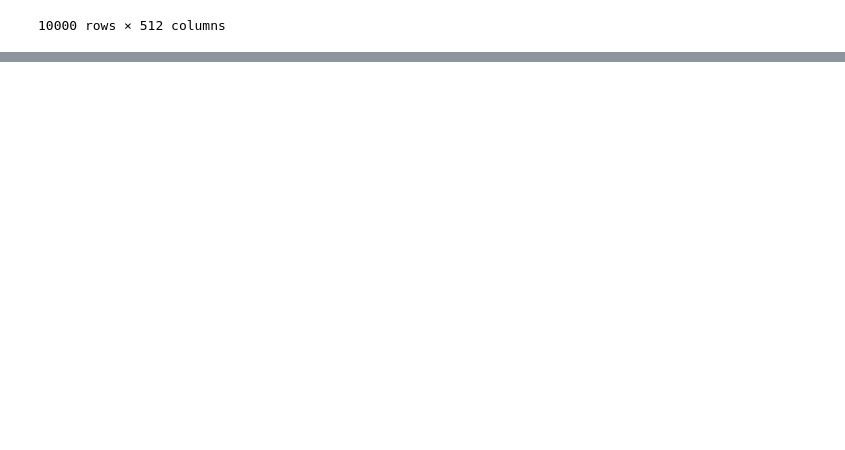
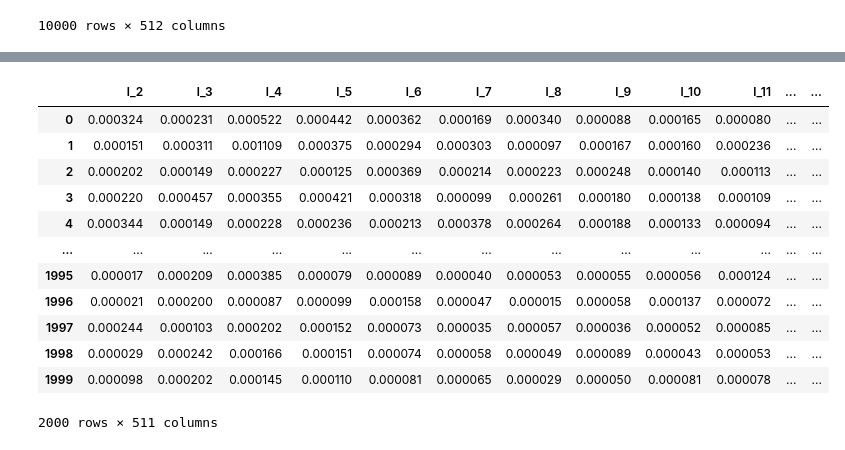
Before and after one commit to RenatodaCostaSantos/capacitacao, a Jupyter notebook: aeroespacial/notebooks/0_agrega_dados.ipynb, the cells around one changed output, grey strips where cells are left out. Cells and saved outputs as stored; diff of their text form; code cells hidden in the pictures; blank space fills up the shorter version.

```diff
--- a/aeroespacial/notebooks/0_agrega_dados.ipynb
+++ b/aeroespacial/notebooks/0_agrega_dados.ipynb
@@ -659,0 +678,16 @@ final_b_test.to_csv('test_b_df', index=False)
+# %%
+df_b_teste
+# %% [output]
+|  | l_2 | l_3 | l_4 | l_5 | l_6 | l_7 | l_8 | l_9 | l_10 | l_11 | ... | ... |
+| 0 | 0.000324 | 0.000231 | 0.000522 | 0.000442 | 0.000362 | 0.000169 | 0.000340 | 0.000088 | 0.000165 | 0.000080 | ... | ... |
+| 1 | 0.000151 | 0.000311 | 0.001109 | 0.000375 | 0.000294 | 0.000303 | 0.000097 | 0.000167 | 0.000160 | 0.000236 | ... | ... |
+| 2 | 0.000202 | 0.000149 | 0.000227 | 0.000125 | 0.000369 | 0.000214 | 0.000223 | 0.000248 | 0.000140 | 0.000113 | ... | ... |
+| 3 | 0.000220 | 0.000457 | 0.000355 | 0.000421 | 0.000318 | 0.000099 | 0.000261 | 0.000180 | 0.000138 | 0.000109 | ... | ... |
+| 4 | 0.000344 | 0.000149 | 0.000228 | 0.000236 | 0.000213 | 0.000378 | 0.000264 | 0.000188 | 0.000133 | 0.000094 | ... | ... |
+| ... | ... | ... | ... | ... | ... | ... | ... | ... | ... | ... | ... | ... |
+| 1995 | 0.000017 | 0.000209 | 0.000385 | 0.000079 | 0.000089 | 0.000040 | 0.000053 | 0.000055 | 0.000056 | 0.000124 | ... | ... |
+| 1996 | 0.000021 | 0.000200 | 0.000087 | 0.000099 | 0.000158 | 0.000047 | 0.000015 | 0.000058 | 0.000137 | 0.000072 | ... | ... |
+| 1997 | 0.000244 | 0.000103 | 0.000202 | 0.000152 | 0.000073 | 0.000035 | 0.000057 | 0.000036 | 0.000052 | 0.000085 | ... | ... |
+| 1998 | 0.000029 | 0.000242 | 0.000166 | 0.000151 | 0.000074 | 0.000058 | 0.000049 | 0.000089 | 0.000043 | 0.000053 | ... | ... |
+| 1999 | 0.000098 | 0.000202 | 0.000145 | 0.000110 | 0.000081 | 0.000065 | 0.000029 | 0.000050 | 0.000081 | 0.000078 | ... | ... |
+2000 rows × 511 columns
```
Also changed, not shown: parts of 24 cells of this notebook.
